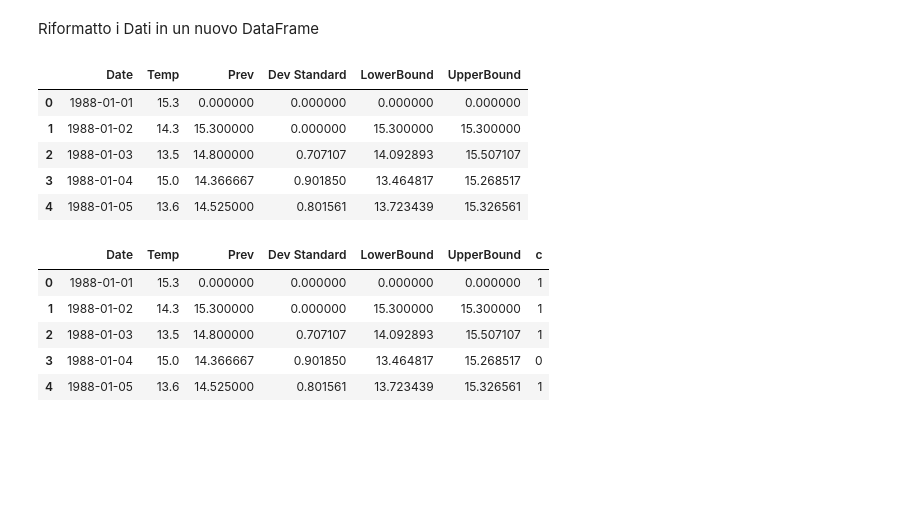
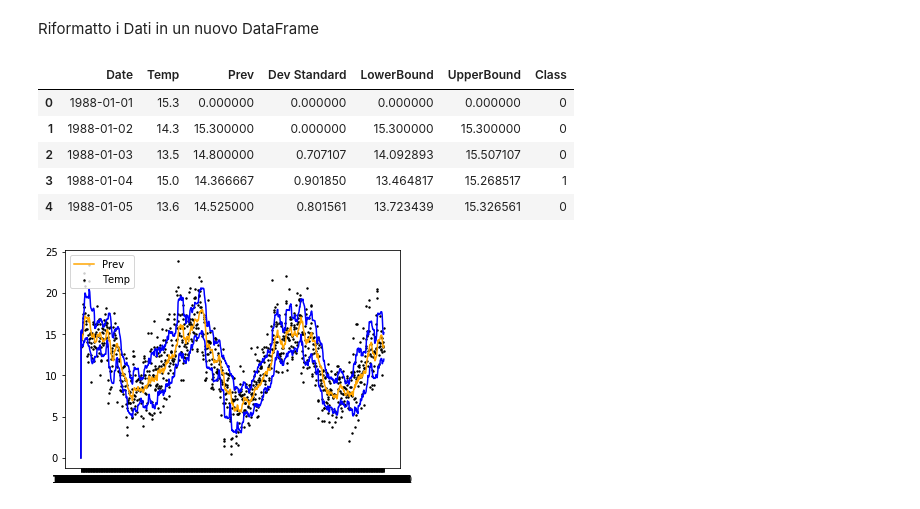
Before and after one commit to esalvucci/ssd_project, a Jupyter notebook: notebook/Temperature_SVM.ipynb, the cells around one changed output. Cells and saved outputs as stored; diff of their text form; code cells hidden in the pictures; blank space fills up the shorter version.

```diff
--- a/notebook/Temperature_SVM.ipynb
+++ b/notebook/Temperature_SVM.ipynb
@@ -62,5 +36,26 @@ df1['Temp'] = df.Temp.copy()
 # %%
-means =np.concatenate(([0], df.rmean.values.copy())) # creo l'array delle prevsioni con la prima = 0 e scifto tutti gli altri di 1
-means = np.resize(means, means.size - 1) #elimino l'ultimo elemento
-df1['Prev'] = means #ogni dato è la media mobile calcolata sul dato precedente
-#df1.head()
+df1 = pd.DataFrame()
+df1['Date'] = df.Date.copy()
+df1['Temp'] = df.Temp.copy()
+
+means = np.concatenate(([0], df.rmean.values.copy())) # creo l'array delle prevsioni con la prima = 0 e scifto tutti gli altri di 1
+means = np.resize(means, means.size - 1) # elimino l'ultimo elemento
+df1['Prev'] = means # ogni dato è la media mobile calcolata sul dato precedente
+
+stds = np.nan_to_num(np.concatenate(([0], df.rstd.values.copy()))) # creo l'array traslato di 1 delle deviazioni standard
+stds = np.resize(stds, stds.size-1) # elimino l'utlimo elemento
+df1['Dev Standard'] = stds
+
+df1['LowerBound'] = df1['Prev'] - df1['Dev Standard'] # lower bound del range entro il quale il dato reale dovrebbe cadere
+df1['UpperBound'] = df1['Prev'] + df1['Dev Standard'] # upper bound del range entro il quale il dato reale dovrebbe cadere
+
+pred = (df1['Temp'] >= df1['LowerBound']) & (df1['Temp'] <= df1['UpperBound']) # predicato per verificare se il dato è dentro al range
+df1['Class'] = np.where(pred, '1', '0') # predicato soddisfatto mette 1 altrimenti 0
+df1.head()
+# %% [output]
+|  | Date | Temp | Prev | Dev Standard | LowerBound | UpperBound | Class |
+| 0 | 1988-01-01 | 15.3 | 0.000000 | 0.000000 | 0.000000 | 0.000000 | 0 |
+| 1 | 1988-01-02 | 14.3 | 15.300000 | 0.000000 | 15.300000 | 15.300000 | 0 |
+| 2 | 1988-01-03 | 13.5 | 14.800000 | 0.707107 | 14.092893 | 15.507107 | 0 |
+| 3 | 1988-01-04 | 15.0 | 14.366667 | 0.901850 | 13.464817 | 15.268517 | 1 |
+| 4 | 1988-01-05 | 13.6 | 14.525000 | 0.801561 | 13.723439 | 15.326561 | 0 |
@@ -75,29 +62,9 @@ df1['LowerBound'] = df1['Prev'] - df1['Dev Standard'] #lower bound del range ent
-# %%
-df1['UpperBound'] = df1['Prev'] + df1['Dev Standard'] #upper bound del range entro il quale il dato reale dovrebbe cadere
-df1.head()
-# %% [output]
-|  | Date | Temp | Prev | Dev Standard | LowerBound | UpperBound |
-| 0 | 1988-01-01 | 15.3 | 0.000000 | 0.000000 | 0.000000 | 0.000000 |
-| 1 | 1988-01-02 | 14.3 | 15.300000 | 0.000000 | 15.300000 | 15.300000 |
-| 2 | 1988-01-03 | 13.5 | 14.800000 | 0.707107 | 14.092893 | 15.507107 |
-| 3 | 1988-01-04 | 15.0 | 14.366667 | 0.901850 | 13.464817 | 15.268517 |
-| 4 | 1988-01-05 | 13.6 | 14.525000 | 0.801561 | 13.723439 | 15.326561 |
-# %%
-pred = (df1['Temp'] >= df1['LowerBound']) & (df1['Temp'] <= df1['UpperBound']) #predicato per verificare se il dato è dentro al range
-df1['c'] = np.where(pred, '0', '1') #predicato soddisfatto mette 0 altrimenti 1
-df1.head()
-# %% [output]
-|  | Date | Temp | Prev | Dev Standard | LowerBound | UpperBound | c |
-| 0 | 1988-01-01 | 15.3 | 0.000000 | 0.000000 | 0.000000 | 0.000000 | 1 |
-| 1 | 1988-01-02 | 14.3 | 15.300000 | 0.000000 | 15.300000 | 15.300000 | 1 |
-| 2 | 1988-01-03 | 13.5 | 14.800000 | 0.707107 | 14.092893 | 15.507107 | 1 |
-| 3 | 1988-01-04 | 15.0 | 14.366667 | 0.901850 | 13.464817 | 15.268517 | 0 |
-| 4 | 1988-01-05 | 13.6 | 14.525000 | 0.801561 | 13.723439 | 15.326561 | 1 |
 # %%
-
 plt.plot(df1.Prev, color='orange', label='Prev')
 plt.plot(df1.LowerBound, color='blue')
 plt.plot(df1.UpperBound, color='blue')
-plt.scatter(df1.Date, df1.Temp, color='black', s=2)
+plt.scatter(df1.Date, df1.Temp, color='black', s=2, label='Temp')
 plt.legend(loc='upper left')
 plt.show()
+# %% [output]
+[figure, added]
```
Also changed, not shown: parts of 10 cells of this notebook, 1 other file.
